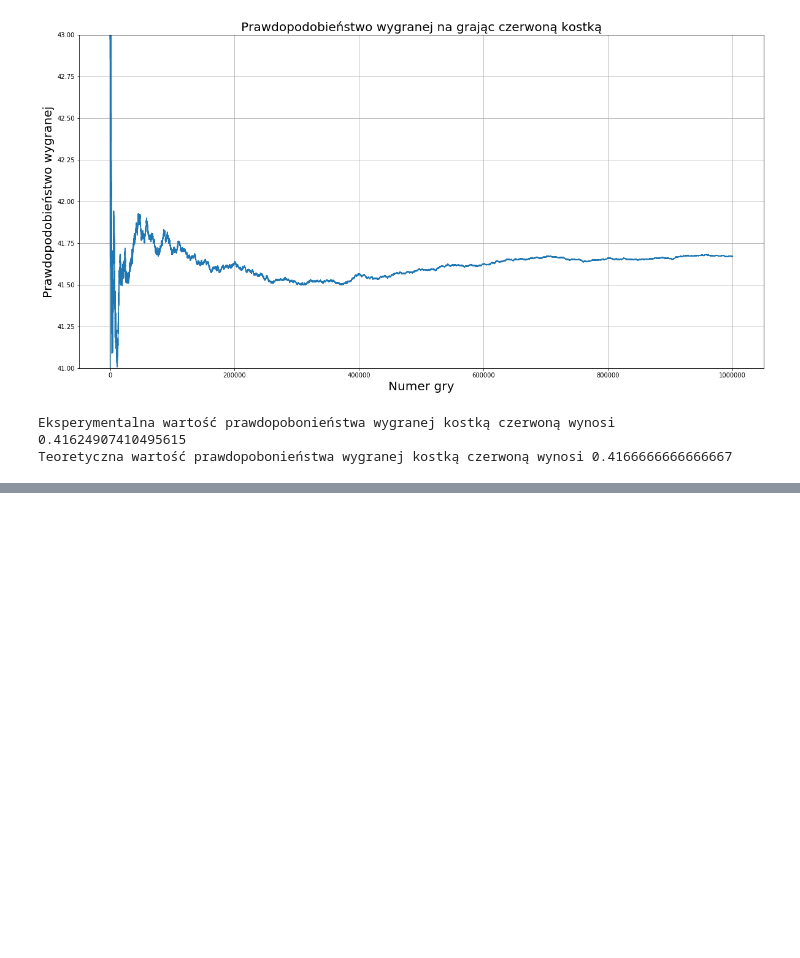
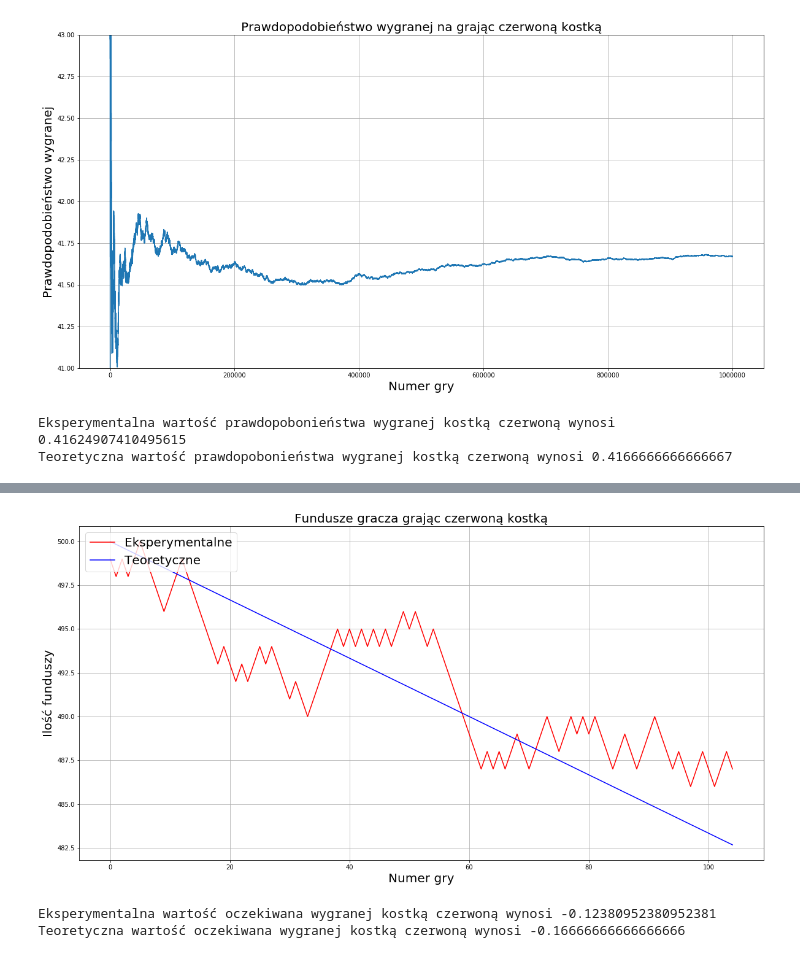
Before and after one commit to pajelonek/Statistical_Methods, a Jupyter notebook: Statystyka_4.ipynb, the cells around one changed output, grey strips where cells are left out. Saved outputs shown, nothing was run; the diff lists cells and outputs as text; code cells hidden in the pictures; blank space fills up the shorter version.

```diff
--- a/Statystyka_4.ipynb
+++ b/Statystyka_4.ipynb
@@ -88,11 +92,33 @@ Problem B
 # %%
 def dice_game(player: Player, bet: int, n: int = None) -> tuple:
     players_fund = []
-    game_history = []
     games_played = 0
     while player.funds_amount > 0 and n > games_played:
-        player_won_condition = np.random.uniform()
-        player.won_game(bet) if player_won_condition else player.lost_game(bet)
-        game_history.append(player_won_condition)
+        games_played += 1
+        black_dice = roll_dice()
+        red_dice = roll_dice()
+        player_win_condition = black_dice < red_dice
+        player.won_game(bet) if player_win_condition else player.lost_game(bet)
         players_fund.append(player.funds_amount)
-    return game_history, players_fund
+    return players_fund
+# %%
+N = 105
+funds = 500
+players_bet = 1
+ys = dice_game(Player(funds),players_bet ,N)
+
+plt.plot(np.arange(len(ys)), ys, color='r', label='Eksperymentalne')
+plt.plot(np.arange(len(ys)), [funds + i*(-1/6) for i in np.arange(N)], color='b', label='Teoretyczne')
+plt.title('Fundusze gracza grając czerwoną kostką')
+plt.xlabel('Numer gry', fontsize=20)
+plt.ylabel('Ilość funduszy', fontsize=20)
+plt.legend(loc='upper left', prop={'size': 20})
+plt.grid()
+plt.show()
+
+print('Eksperymentalna wartość oczekiwana wygranej kostką czerwoną wynosi', (ys[len(ys)-1] - funds)/N)
+print('Teoretyczna wartość oczekiwana wygranej kostką czerwoną wynosi', -1/6)
+# %% [output]
+[figure, added]
+Eksperymentalna wartość oczekiwana wygranej kostką czerwoną wynosi -0.12380952380952381
+Teoretyczna wartość oczekiwana wygranej kostką czerwoną wynosi -0.16666666666666666
```
Also changed, not shown: parts of 2 cells of this notebook.
